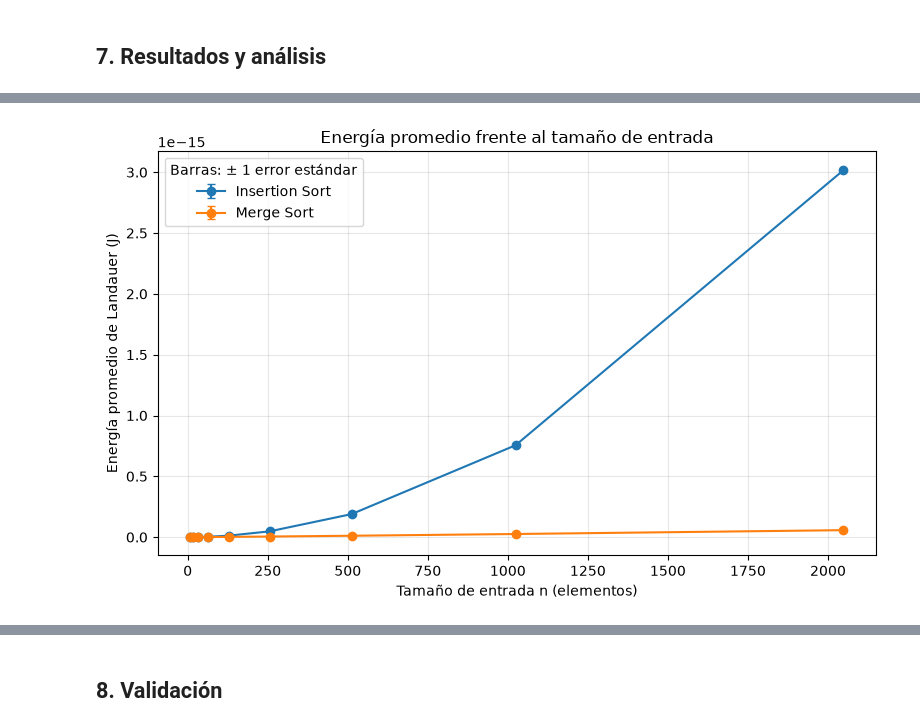
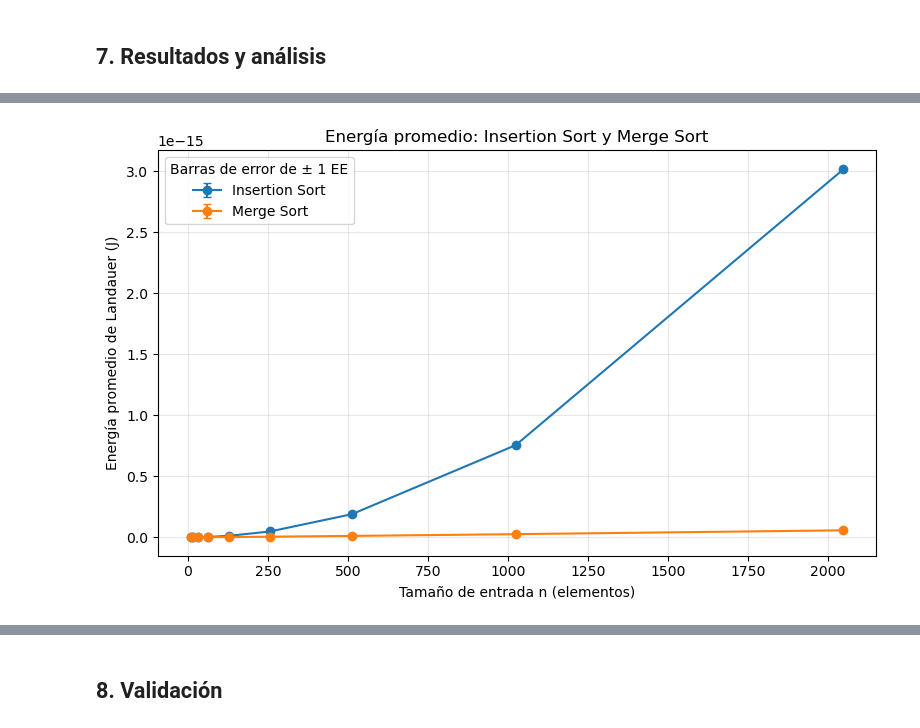
Before and after one commit to Davoreyh/proyecto_fisica, a Jupyter notebook: version_final_landauer.ipynb, the cells around one changed output, grey strips where cells are left out. Cells and saved outputs as stored; diff of their text form; code cells hidden in the pictures.

```diff
--- a/version_final_landauer.ipynb
+++ b/version_final_landauer.ipynb
@@ -154,6 +303,14 @@ Pruebas de operaciones superadas.
 # %%
-# 4.3. Implementación de Insertion Sort
+# 4.2. Implementación de Insertion Sort
 def insertion_sort(ram):
+    """Ordena por inserción mediante intercambios adyacentes.
+
+    Args:
+        ram: Máquina con el bloque inicial de claves.
+
+    Returns:
+        Lista ordenada del bloque inicial.
+    """
     compare = ram.compare
     swap = ram.swap
     for i in range(1, ram.n):
@@ -171,6 +330,14 @@ def insertion_sort(ram):
 # %%
-# 4.6. Implementación de Merge Sort
+# 4.3. Implementación de Merge Sort
 def merge_sort(ram):
+    """Ordena mediante fusiones iterativas de bloques contiguos.
+
+    Args:
+        ram: Máquina con las claves y un bloque auxiliar vacío.
+
+    Returns:
+        Lista ordenada del bloque inicial.
+    """
     n = ram.n
     if len(ram.memory) < 2 * n or not ram.auxiliary_is_empty():
         raise ValueError("Merge Sort requiere n palabras auxiliares vacías")
@@ -357,26 +740,71 @@ display(summary_table.style.format({"Comparaciones promedio": "{:.2f}",
 # %%
-# 7.2. Gráfica de energía promedio frente al tamaño de entrada
+# 7.1. Comparaciones energéticas en escala lineal y log-log
 def format_n_axis(ax):
+    """Configura el eje de tamaños en escala logarítmica de base dos.
+
+    Args:
+        ax: Ejes de Matplotlib que se van a configurar.
+    """
     ax.set_xscale("log", base=2)
     ax.set_xticks(N_VALUES, labels=[str(n) for n in N_VALUES])
     ax.set_xlabel("Tamaño de entrada n (elementos)")
     ax.grid(True, alpha=0.3)
 
-for log_scale in (False, True):
+
+COLORS = dict(
+    zip(ALGORITHMS, ("tab:blue", "tab:orange", "tab:green", "tab:red"))
+)
+comparisons = (
+    (
+        "Energía promedio: Insertion Sort y Merge Sort",
+        ("Insertion Sort", "Merge Sort"),
+        False,
+    ),
+    (
+        "Energía promedio: Merge Sort, Quick Sort y Heap Sort",
+        ("Merge Sort", "Quick Sort", "Heap Sort"),
+        False,
+    ),
+    (
+        "Energía promedio de los cuatro algoritmos (log-log)",
+        tuple(ALGORITHMS),
+        True,
+    ),
+)
+
+
+def plot_energy(title, names, log_scale):
+    """Grafica las medias de los algoritmos elegidos con barras de EE.
+
+    Args:
+        title: Título de la gráfica.
+        names: Nombres de los algoritmos que se van a mostrar.
+        log_scale: Indica si se usan dos ejes logarítmicos.
+    """
     fig, ax = plt.subplots(figsize=(8, 5))
-    for name in ALGORITHMS:
+    for name in names:
         group = summary[summary["algorithm"] == name].sort_values("n")
-        ax.errorbar(group["n"], group["mean_energy"], yerr=group["se_energy"],
-                    marker="o", capsize=3, label=name)
+        ax.errorbar(
+            group["n"],
+            group["mean_energy"],
+            yerr=group["se_energy"],
+            marker="o",
+            capsize=3,
+            color=COLORS[name],
+            label=name,
+        )
     if log_scale:
         format_n_axis(ax)
         ax.set_yscale("log")
     ax.set_xlabel("Tamaño de entrada n (elementos)")
     ax.set_ylabel("Energía promedio de Landauer (J)")
-    ax.set_title("Energía promedio frente al tamaño de entrada" + (" (log-log)" if log_scale else ""))
-    ax.legend(title="Barras: ± 1 error estándar")
+    ax.set_title(title)
+    ax.legend(title="Barras de error de ± 1 EE")
     ax.grid(True, alpha=0.3)
     fig.tight_layout()
     plt.show()
+
+
+plot_energy(*comparisons[0])
 # %% [output]
-[figure, old version]
+[figure, new version]
```
Also changed, not shown: parts of 68 cells of this notebook.
